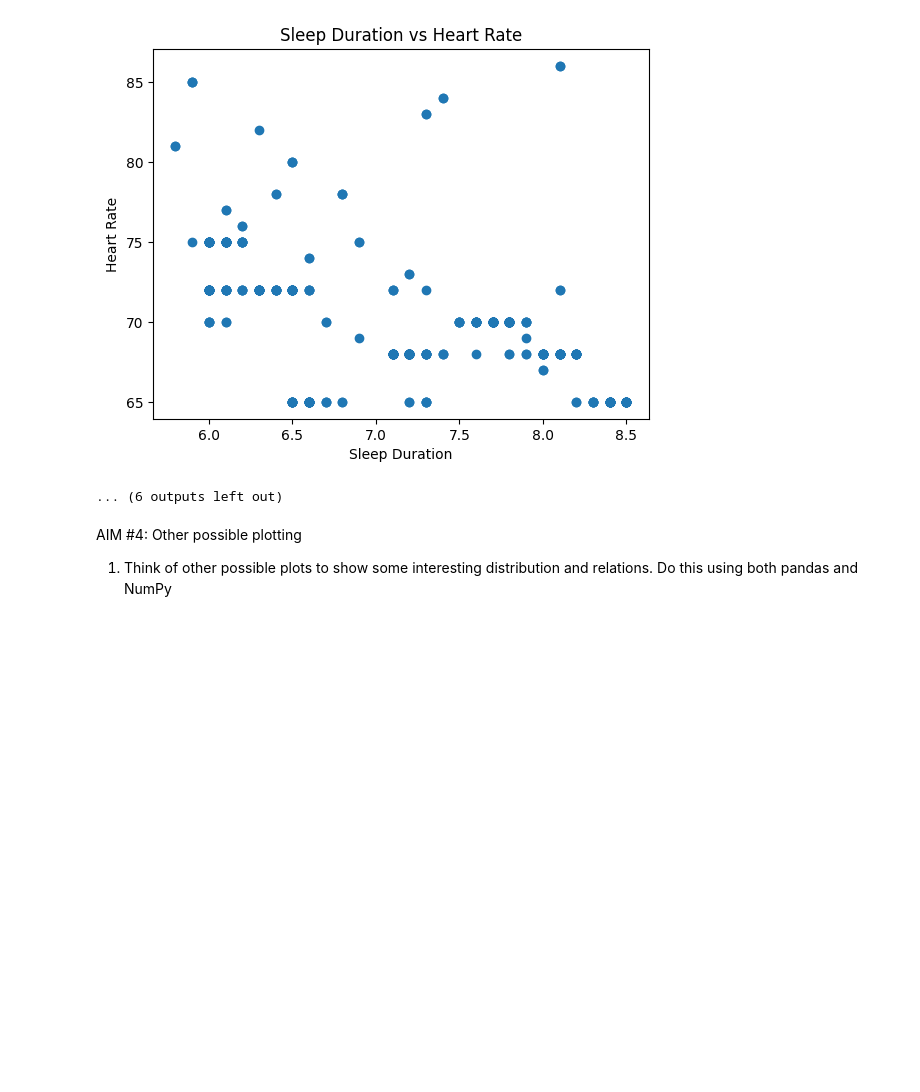
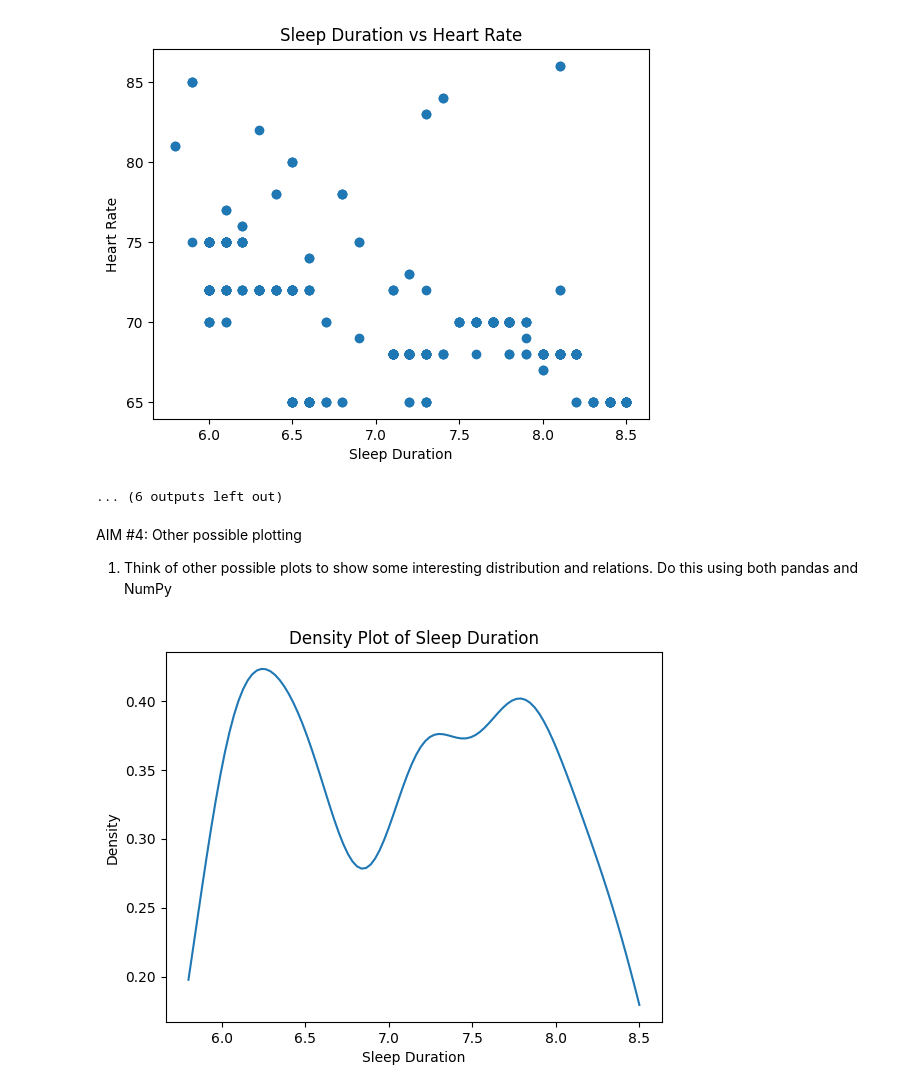
Before and after one commit to Yosugan0S0ra/NGEX6, a Jupyter notebook: ngex6.ipynb, the cells around one changed output. Cells and saved outputs as stored; diff of their text form; code cells hidden in the pictures; blank space fills up the shorter version.

```diff
--- a/ngex6.ipynb
+++ b/ngex6.ipynb
@@ -409,3 +409,15 @@ plt.show()
 AIM #4: Other possible plotting
 
 1. Think of other possible plots to show some interesting distribution and relations. Do this using both pandas and NumPy
+# %%
+from scipy.stats import gaussian_kde
+
+density = gaussian_kde(data['Sleep_Duration'])
+x_vals = np.linspace(min(data['Sleep_Duration']), max(data['Sleep_Duration']), 100)
+plt.plot(x_vals, density(x_vals))
+plt.title('Density Plot of Sleep Duration')
+plt.xlabel('Sleep Duration')
+plt.ylabel('Density')
+plt.show()
+# %% [output]
+[figure, added]
```
Also changed, not shown: parts of 2 cells of this notebook.
